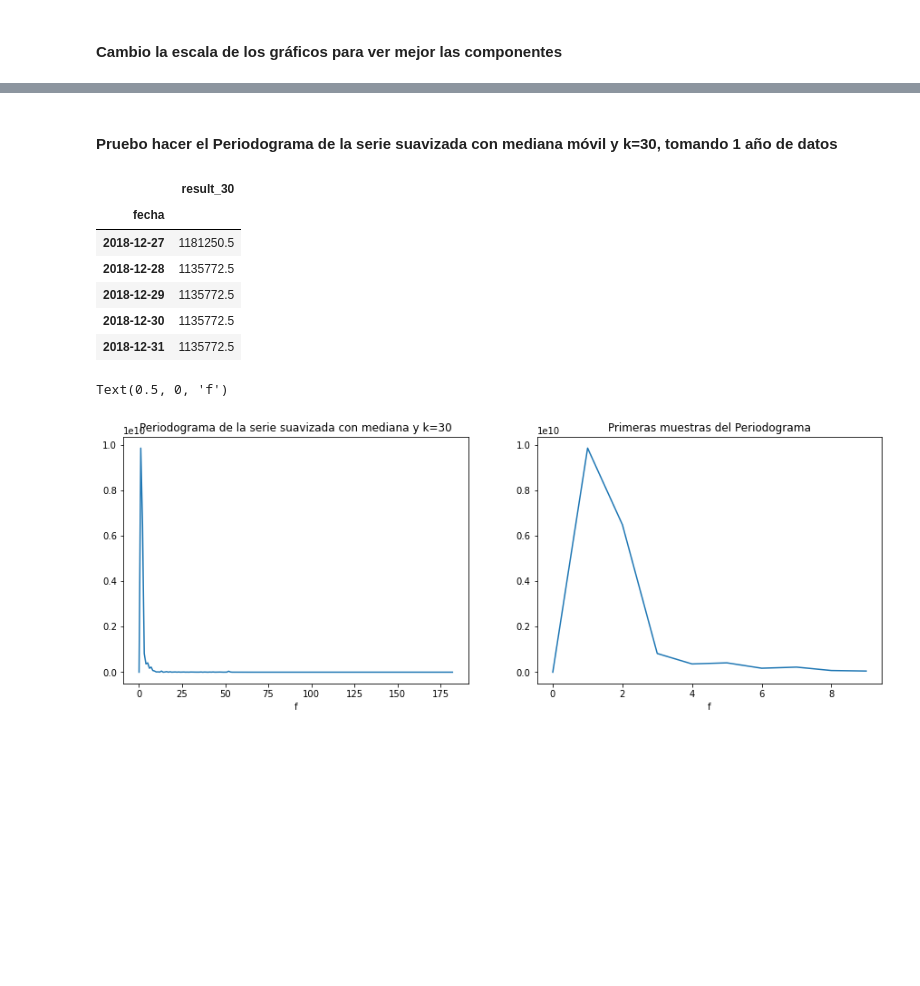
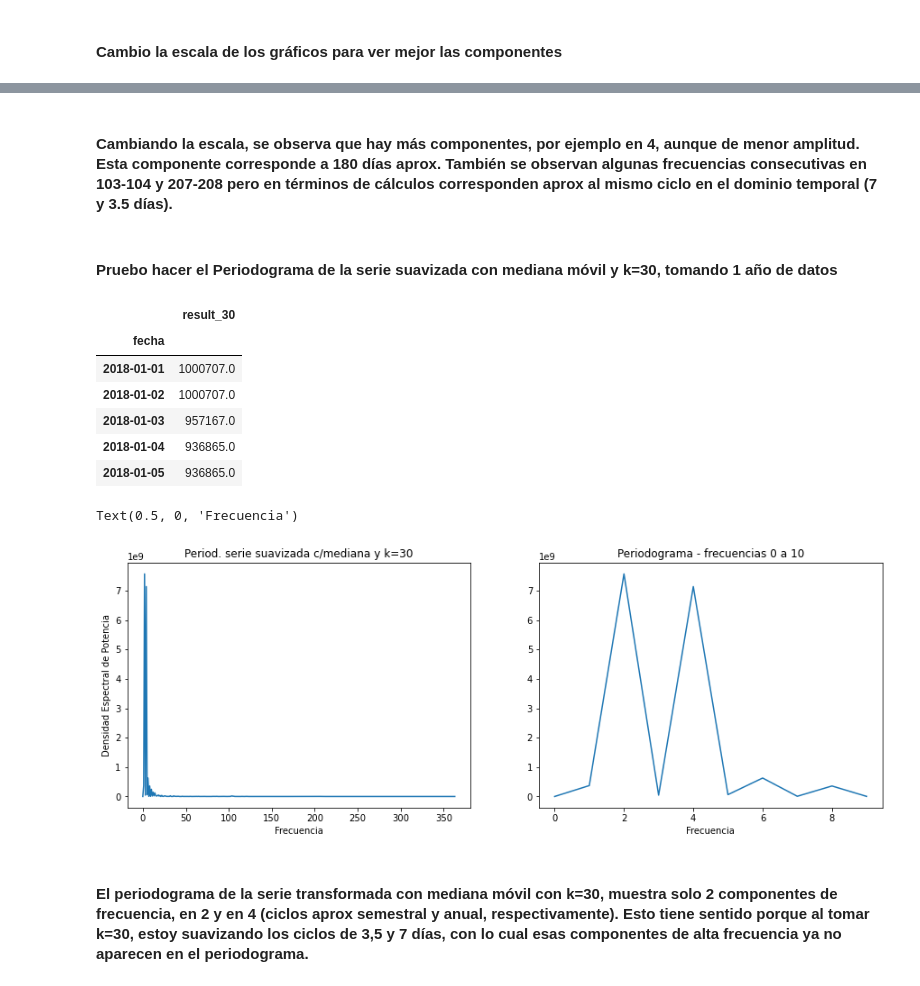
Before and after one commit to arigarmendia/Time-Series, a Jupyter notebook: TP/07-Analisis_espectral.ipynb, the cells around one changed output, grey strips where cells are left out. Cells and saved outputs as stored; diff of their text form; code cells hidden in the pictures; blank space fills up the shorter version.

```diff
--- a/TP/07-Analisis_espectral.ipynb
+++ b/TP/07-Analisis_espectral.ipynb
@@ -50,8 +50,9 @@ molinetes_sampled.head(), molinetes_sampled.shape
 # %%
-N = 365 # Número de muestras
+N = 727 # Número de muestras
 f, Pxx_den = signal.periodogram(molinetes_sampled.total, N)
 plt.figure(figsize=[10,5])
 plt.plot(f, Pxx_den)
-plt.title('Periodograma de 1 año de datos de la serie (365 muestras del 2018)')
-plt.xlabel('f')
+plt.title('Periodograma de 2 años de datos de la serie (727 muestras - 2018 y 2019)')
+plt.xlabel('Frecuencia')
+plt.ylabel('Densidad Espectral de Potencia')
 # %% [output]
@@ -78,3 +82,5 @@ plt.tight_layout()
+# %% [markdown]
+#### Cambiando la escala, se observa que hay más componentes, por ejemplo en 4, aunque de menor amplitud. Esta componente corresponde a 180 días aprox. También se observan algunas frecuencias consecutivas en 103-104 y 207-208 pero en términos de cálculos corresponden aprox al mismo ciclo en el dominio temporal (7 y 3.5 días).
 # %% [markdown]
 #### Pruebo hacer el Periodograma de la serie suavizada con mediana móvil y k=30, tomando 1 año de datos
 # %%
@@ -82,25 +88,28 @@ plt.tight_layout()
 smoothed = pd.DataFrame(rolling_median.result_30.iloc[30:])
 # %%
 # Me quedo con 1 año exacto de datos
-smoothed_sampled = smoothed.iloc[335:700]
-smoothed_sampled.tail()
+smoothed_sampled = smoothed.iloc[335:1092]
+smoothed_sampled.head()
 # %% [output]
 |  | result_30 |
 | fecha |  |
-| 2018-12-27 | 1181250.5 |
-| 2018-12-28 | 1135772.5 |
-| 2018-12-29 | 1135772.5 |
-| 2018-12-30 | 1135772.5 |
-| 2018-12-31 | 1135772.5 |
+| 2018-01-01 | 1000707.0 |
+| 2018-01-02 | 1000707.0 |
+| 2018-01-03 | 957167.0 |
+| 2018-01-04 | 936865.0 |
+| 2018-01-05 | 936865.0 |
 # %%
-f2, Pxx_den_2 = signal.periodogram(smoothed_sampled.result_30, 365)
+f2, Pxx_den_2 = signal.periodogram(smoothed_sampled.result_30, N)
 fig, ax = plt.subplots(1,2, figsize=(15,5))
-ax[0].set_title('Periodograma de la serie suavizada con mediana y k=30')
+ax[0].set_title('Period. serie suavizada c/mediana y k=30')
 ax[0].plot(f2, Pxx_den_2)
-ax[0].set_xlabel('f')
-ax[1].set_title('Primeras muestras del Periodograma')
+ax[0].set_xlabel('Frecuencia')
+ax[0].set_ylabel('Densidad Espectral de Potencia')
+ax[1].set_title('Periodograma - frecuencias 0 a 10')
 ax[1].plot(f2[0:10], Pxx_den_2[0:10])
-ax[1].set_xlabel('f')
+ax[1].set_xlabel('Frecuencia')
 # %% [output]
-Text(0.5, 0, 'f')
+Text(0.5, 0, 'Frecuencia')
-[figure, old version]
+[figure, new version]
+# %% [markdown]
+#### El periodograma de la serie transformada con mediana móvil con k=30, muestra solo 2 componentes de frecuencia, en 2 y en 4 (ciclos aprox semestral y anual, respectivamente). Esto tiene sentido porque al tomar k=30, estoy suavizando los ciclos de 3,5 y 7 días, con lo cual esas componentes de alta frecuencia ya no aparecen en el periodograma.
```
Also changed, not shown: parts of 4 cells of this notebook, 5 other files.
